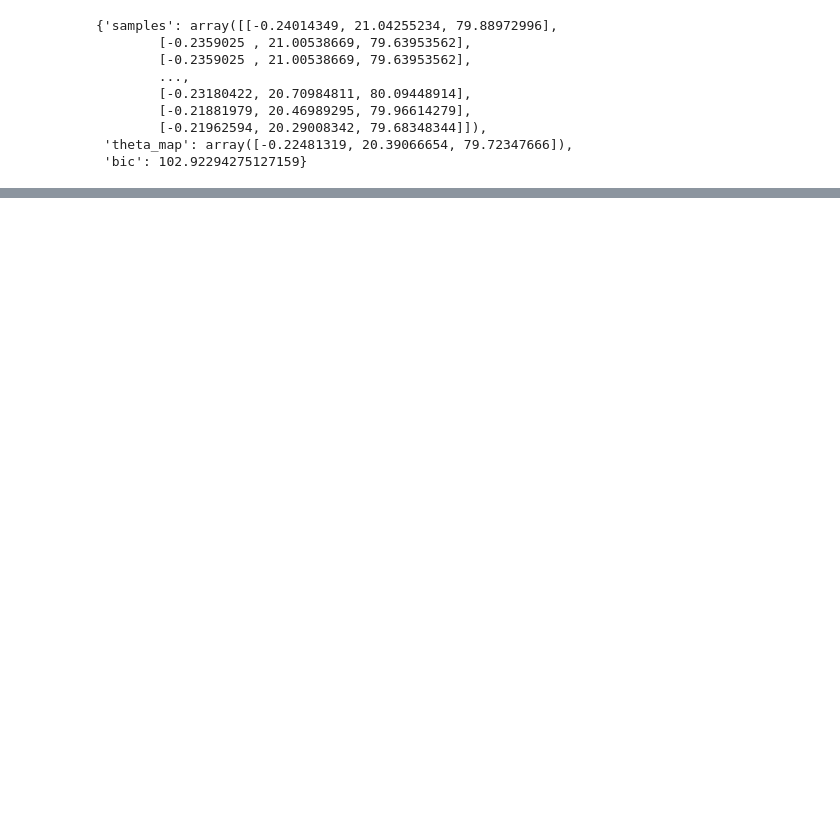
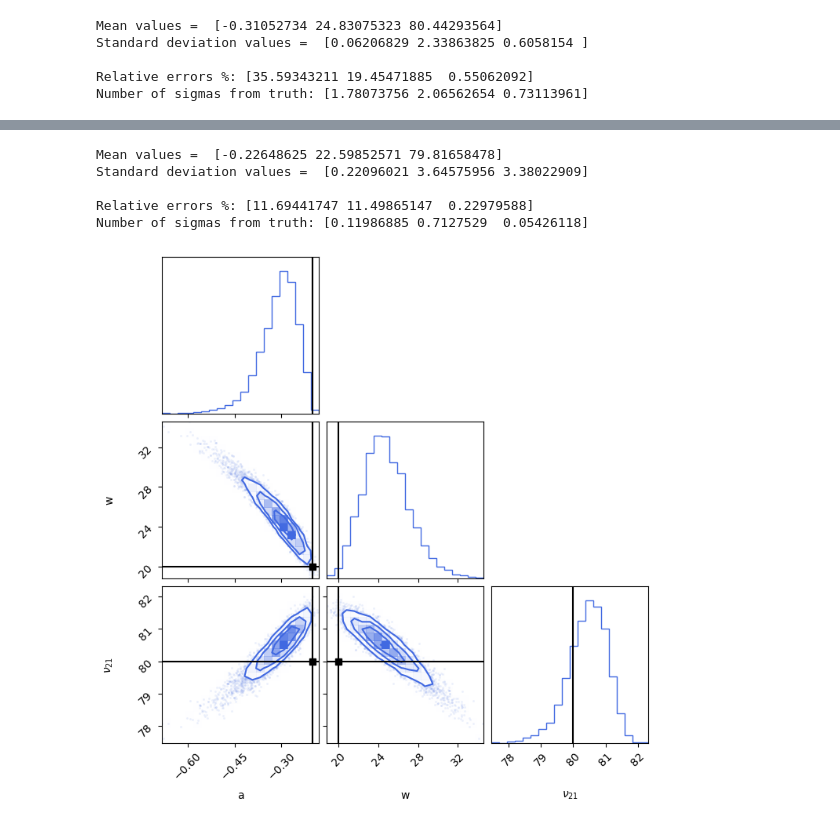
Before and after one commit to christianhbye/MIST-global-signal, a Jupyter notebook: notebooks/nfg_sweep_results.ipynb, the cells around one changed output, grey strips where cells are left out. Drawn from its saved outputs; the diff is of its cells as text; code cells hidden in the pictures; blank space fills up the shorter version.

```diff
--- a/notebooks/nfg_sweep_results.ipynb
+++ b/notebooks/nfg_sweep_results.ipynb
@@ -69,12 +64,15 @@ print(best)
-# %%
-r
-# %% [output]
-{'samples': array([[-0.24014349, 21.04255234, 79.88972996],
-        [-0.2359025 , 21.00538669, 79.63953562],
-        [-0.2359025 , 21.00538669, 79.63953562],
-        ...,
-        [-0.23180422, 20.70984811, 80.09448914],
-        [-0.21881979, 20.46989295, 79.96614279],
-        [-0.21962594, 20.29008342, 79.68348344]]),
- 'theta_map': array([-0.22481319, 20.39066654, 79.72347666]),
- 'bic': 102.92294275127159}
+# %%
+r1 = results[1][4]
+r2 = results[1][5]
+
+plot(r1)
+print_stats(r1)
+
+plot(r2)
+print_stats(r2)
+# %% [output]
+Mean values =  [-0.31052734 24.83075323 80.44293564]
+Standard deviation values =  [0.06206829 2.33863825 0.6058154 ]
+
+Relative errors %: [35.59343211 19.45471885  0.55062092]
+Number of sigmas from truth: [1.78073756 2.06562654 0.73113961]
@@ -80,0 +80,6 @@ r
+Mean values =  [-0.22648625 22.59852571 79.81658478]
+Standard deviation values =  [0.22096021 3.64575956 3.38022909]
+
+Relative errors %: [11.69441747 11.49865147  0.22979588]
+Number of sigmas from truth: [0.11986885 0.7127529  0.05426118]
+[figure, added]
```
Also changed, not shown: parts of 7 cells of this notebook, 3 other files.
